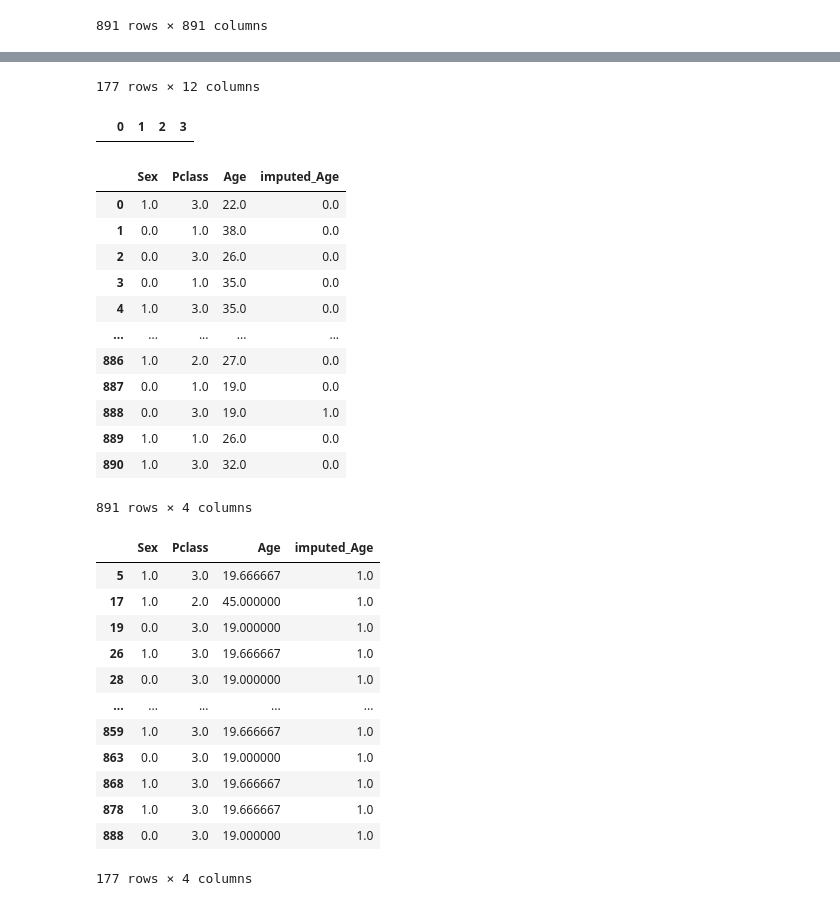
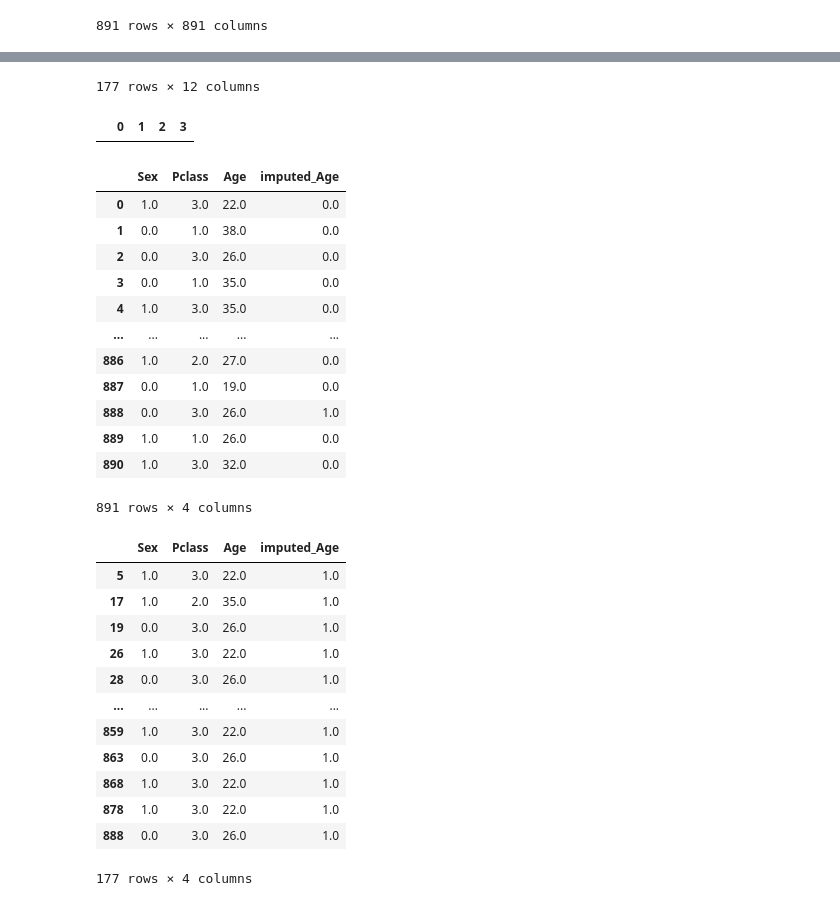
Before and after one commit to yuzonshen/Python60Days, a Jupyter notebook: homework/D38_作業_KNN補遺失值.ipynb, the cells around one changed output, grey strips where cells are left out. Cells and saved outputs as stored; diff of their text form; code cells hidden in the pictures.

```diff
--- a/homework/D38_作業_KNN補遺失值.ipynb
+++ b/homework/D38_作業_KNN補遺失值.ipynb
@@ -105,7 +105,7 @@ display(pd.DataFrame(nan_euclidean_distances(df_train.loc[:,['Sex','Pclass','Age
 # 設定 k 值
 display(df_train[df_train['Age'].isnull().values==True])
 
-value_neighbors=3
+value_neighbors=1
 from sklearn.impute import KNNImputer
 #初始化: Initialize KNNImputer
 imputer = KNNImputer(n_neighbors=value_neighbors,add_indicator= True)
@@ -113,46 +113,47 @@ df_filled = pd.DataFrame(imputer.fit_transform(df_train.loc[:,['Sex','Pclass','A
 display(df_filled[df_filled.isnull().values==True])
 df_filled.rename(columns={0:'Sex',1:'Pclass',2:'Age',3:'imputed_Age'},inplace=True)
 display(df_filled)
+#抓Age有補值的結果
 display(df_filled[df_filled['imputed_Age']==1])
 df_filled[df_filled['imputed_Age']==1].to_excel('D38_fill_train.xlsx')
 # %% [output]
 |  | PassengerId | Survived | Pclass | Name | Sex | Age | SibSp | Parch | Ticket | Fare | ... |
 | 5 | 6 | 0 | 3 | Moran, Mr. James | 1 | NaN | 0 | 0 | 330877 | 8.4583 | ... |
 | 17 | 18 | 1 | 2 | Williams, Mr. Charles Eugene | 1 | NaN | 0 | 0 | 244373 | 13.0000 | ... |
 | 19 | 20 | 1 | 3 | Masselmani, Mrs. Fatima | 0 | NaN | 0 | 0 | 2649 | 7.2250 | ... |
 | 26 | 27 | 0 | 3 | Emir, Mr. Farred Chehab | 1 | NaN | 0 | 0 | 2631 | 7.2250 | ... |
 | 28 | 29 | 1 | 3 | O'Dwyer, Miss. Ellen "Nellie" | 0 | NaN | 0 | 0 | 330959 | 7.8792 | ... |
 | ... | ... | ... | ... | ... | ... | ... | ... | ... | ... | ... | ... |
 | 859 | 860 | 0 | 3 | Razi, Mr. Raihed | 1 | NaN | 0 | 0 | 2629 | 7.2292 | ... |
 | 863 | 864 | 0 | 3 | Sage, Miss. Dorothy Edith "Dolly" | 0 | NaN | 8 | 2 | CA. 2343 | 69.5500 | ... |
 | 868 | 869 | 0 | 3 | van Melkebeke, Mr. Philemon | 1 | NaN | 0 | 0 | 345777 | 9.5000 | ... |
 | 878 | 879 | 0 | 3 | Laleff, Mr. Kristo | 1 | NaN | 0 | 0 | 349217 | 7.8958 | ... |
 | 888 | 889 | 0 | 3 | Johnston, Miss. Catherine Helen "... | 0 | NaN | 1 | 2 | W./C. 6607 | 23.4500 | ... |
 177 rows × 12 columns
 |  | 0 | 1 | 2 | 3 |
 |  | Sex | Pclass | Age | imputed_Age |
 | 0 | 1.0 | 3.0 | 22.0 | 0.0 |
 | 1 | 0.0 | 1.0 | 38.0 | 0.0 |
 | 2 | 0.0 | 3.0 | 26.0 | 0.0 |
 | 3 | 0.0 | 1.0 | 35.0 | 0.0 |
 | 4 | 1.0 | 3.0 | 35.0 | 0.0 |
 | ... | ... | ... | ... | ... |
 | 886 | 1.0 | 2.0 | 27.0 | 0.0 |
 | 887 | 0.0 | 1.0 | 19.0 | 0.0 |
-| 888 | 0.0 | 3.0 | 19.0 | 1.0 |
+| 888 | 0.0 | 3.0 | 26.0 | 1.0 |
 | 889 | 1.0 | 1.0 | 26.0 | 0.0 |
 | 890 | 1.0 | 3.0 | 32.0 | 0.0 |
 891 rows × 4 columns
 |  | Sex | Pclass | Age | imputed_Age |
-| 5 | 1.0 | 3.0 | 19.666667 | 1.0 |
-| 17 | 1.0 | 2.0 | 45.000000 | 1.0 |
-| 19 | 0.0 | 3.0 | 19.000000 | 1.0 |
-| 26 | 1.0 | 3.0 | 19.666667 | 1.0 |
-| 28 | 0.0 | 3.0 | 19.000000 | 1.0 |
+| 5 | 1.0 | 3.0 | 22.0 | 1.0 |
+| 17 | 1.0 | 2.0 | 35.0 | 1.0 |
+| 19 | 0.0 | 3.0 | 26.0 | 1.0 |
+| 26 | 1.0 | 3.0 | 22.0 | 1.0 |
+| 28 | 0.0 | 3.0 | 26.0 | 1.0 |
 | ... | ... | ... | ... | ... |
-| 859 | 1.0 | 3.0 | 19.666667 | 1.0 |
-| 863 | 0.0 | 3.0 | 19.000000 | 1.0 |
-| 868 | 1.0 | 3.0 | 19.666667 | 1.0 |
-| 878 | 1.0 | 3.0 | 19.666667 | 1.0 |
-| 888 | 0.0 | 3.0 | 19.000000 | 1.0 |
+| 859 | 1.0 | 3.0 | 22.0 | 1.0 |
+| 863 | 0.0 | 3.0 | 26.0 | 1.0 |
+| 868 | 1.0 | 3.0 | 22.0 | 1.0 |
+| 878 | 1.0 | 3.0 | 22.0 | 1.0 |
+| 888 | 0.0 | 3.0 | 26.0 | 1.0 |
 177 rows × 4 columns
```
